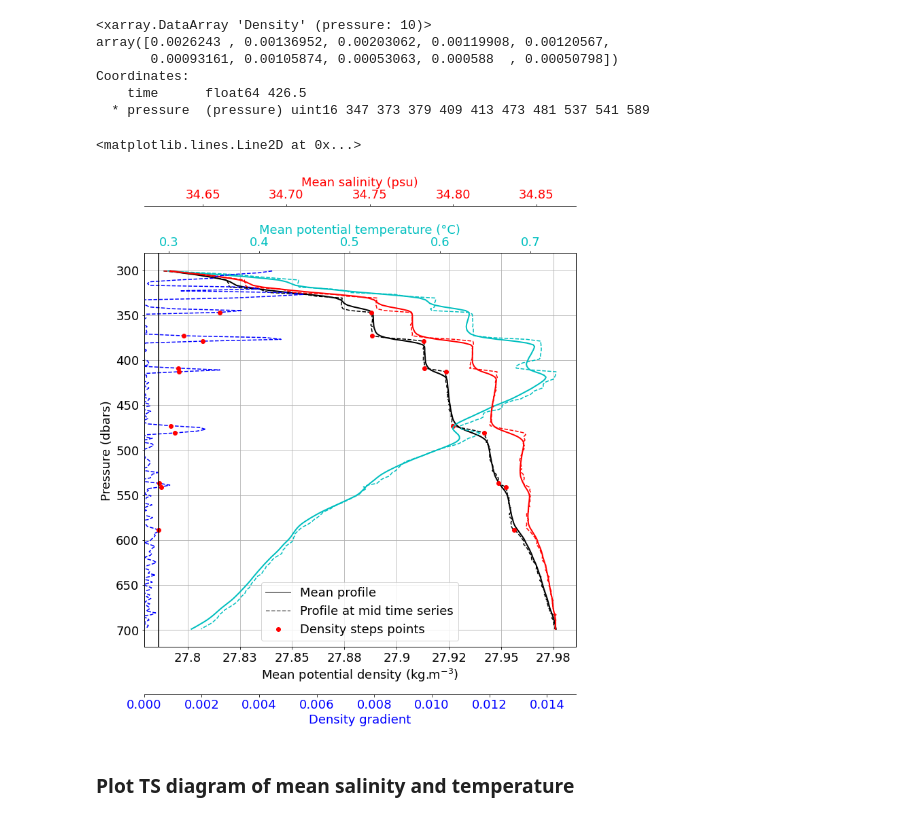
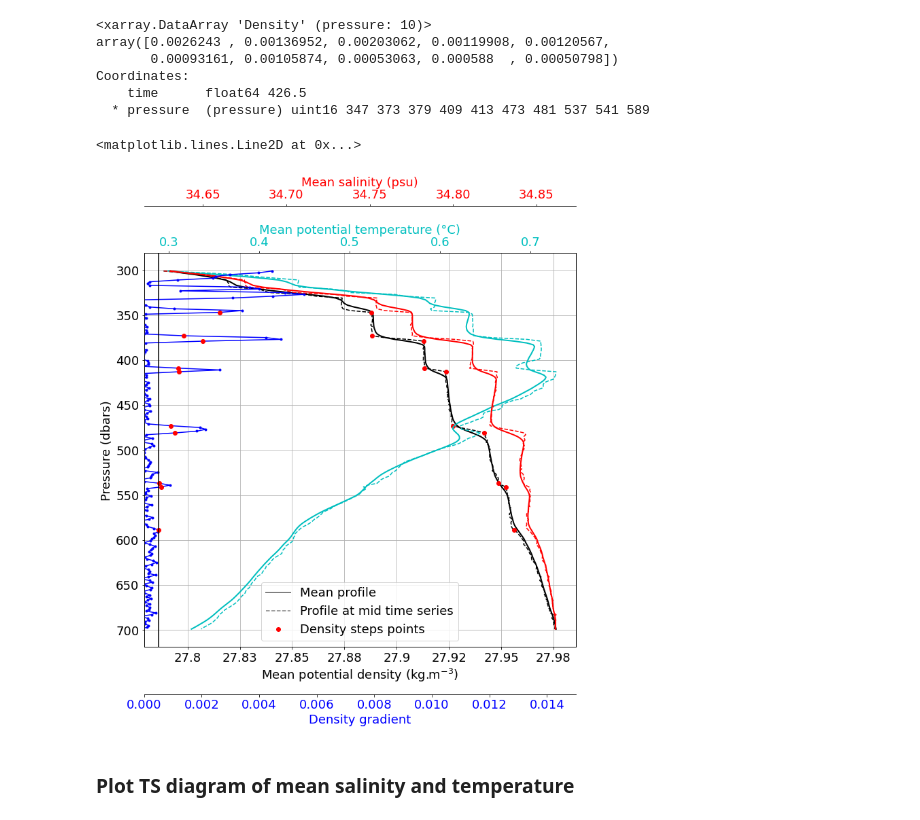
Before and after one commit to zcasparco/Canada_basin, a Jupyter notebook: Profiles_moorings_fig12.ipynb, the cells around one changed output. Cells and saved outputs as stored; diff of their text form; code cells hidden in the pictures.

```diff
--- a/Profiles_moorings_fig12.ipynb
+++ b/Profiles_moorings_fig12.ipynb
@@ -383,35 +385,35 @@ S_D.isel(time=S_D.time.size//2).sel(pressure=slice(300,700)).plot(ax=ax2,y='pres
 
 ax2.tick_params(axis='x', labelcolor='r')
 ax2.set_xlabel(r'Mean salinity (psu)',color='r')
 ax3 = ax.twiny()
 ax3.xaxis.set_ticks_position('bottom')
 ax3.xaxis.set_label_position("bottom")
 ax3.spines["bottom"].set_position(("axes", -.12))
 #ax3.spines[""].set_visible(True)
 
-drho.sel(pressure=slice(300,700)).plot(ax=ax3,y='pressure',yincrease=False,c='b',linestyle='--')
+drho.sel(pressure=slice(300,700)).plot.line('b.-',ax=ax3,y='pressure',yincrease=False)#,c='b',linestyle='--')
 drho.sel(pressure=rho_g.pressure.values).plot.line('r.',markersize=12,y='pressure',yincrease=False,label='Steps points')
 #S_D.isel(time=S_D.time.size//2).sel(pressure=slice(300,700)).plot(ax=ax2,y='pressure',yincrease=False,c='r',linestyle='--')
 
 
 ax3.tick_params(axis='x', labelcolor='b')
 ax3.set_xlabel(r'Density gradient',color='b');ax3.set_xlim(0,0.015)
 #ax2.xaxis(r'Salinity (psu)',color='r',offset=30)
 fig.tight_layout()
 ax2.set_title('');ax1.set_title('');ax.set_title('');ax3.set_title('')
 
 from matplotlib.lines import Line2D
 custom_lines = [Line2D([0], [0], color='grey', lw=2),
                 Line2D([0], [0], color='grey',linestyle='--' ),
                 Line2D([], [], color='r', marker='.', linestyle='None',markersize=12)]
 
 ax.legend(custom_lines, ['Mean profile', 'Profile at mid time series','Density steps points'],loc=8)
 ax.grid()
 ax3.axvline(0.0005,c='k')
 #ax.set_legend(custom_lines,labels)
 # %% [output]
 <matplotlib.lines.Line2D at 0x...>
-[figure, old version]
+[figure, new version]
 # %% [markdown]
 ### Plot TS diagram of mean salinity and temperature
 # %%
```
Also changed, not shown: parts of 4 cells of this notebook.
